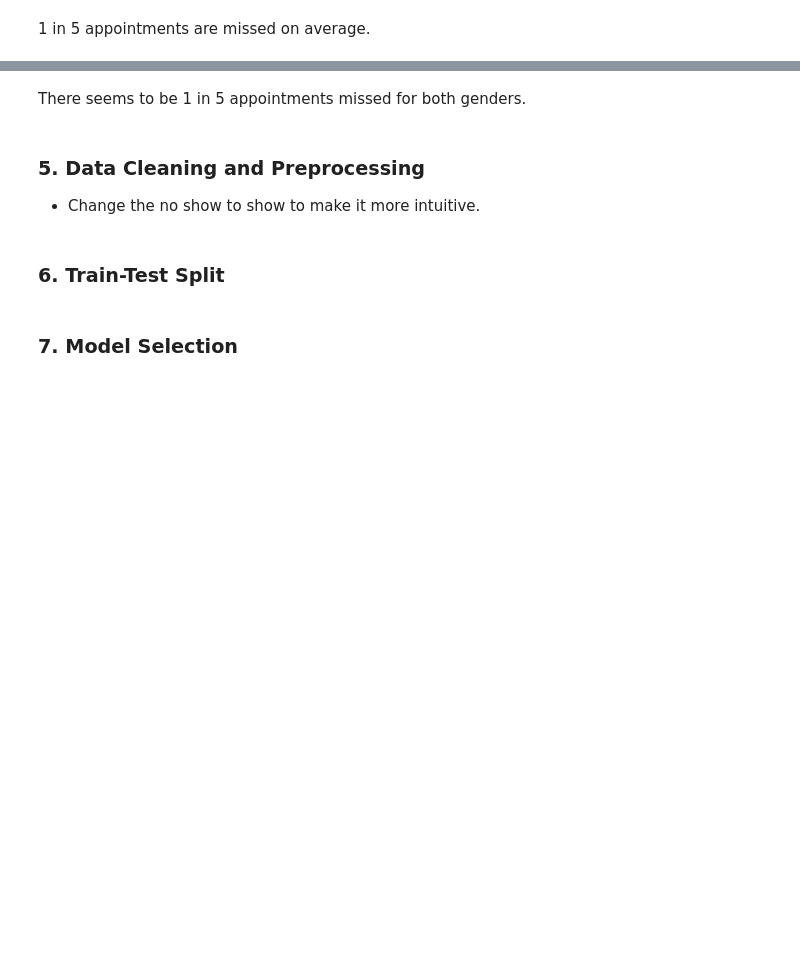
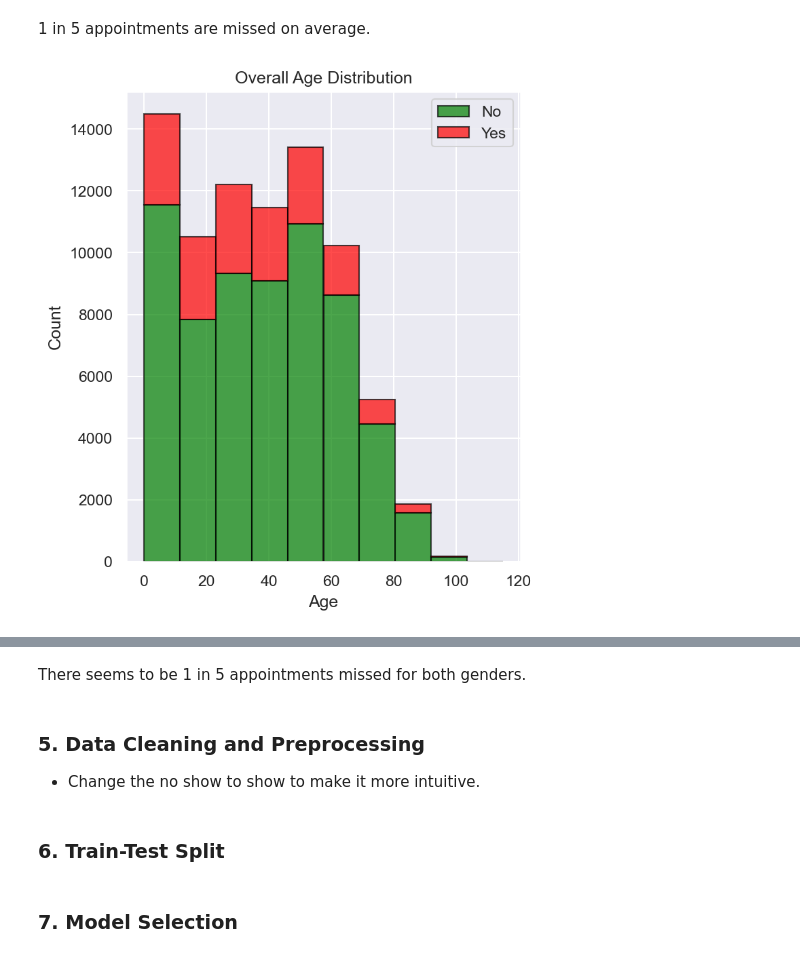
Before and after one commit to MRaza98/BIPM, a Jupyter notebook: Data Science/Project/group_copy_paste.ipynb, the cells around one changed output, grey strips where cells are left out. Cells and saved outputs as stored; diff of their text form; code cells hidden in the pictures; blank space fills up the shorter version.

```diff
--- a/Data Science/Project/group_copy_paste.ipynb
+++ b/Data Science/Project/group_copy_paste.ipynb
@@ -144,0 +178,26 @@ plt.show()
+# %%
+# Which age group misses more appointments?
+
+# Plot histogram with split bars
+
+plt.hist([df[df['No-show'] == 'No']['Age'], df[df['No-show'] == 'Yes']['Age']],
+         bins=10, color=['green', 'red'], alpha=0.7, edgecolor='black', label=['No', 'Yes'], stacked=True)
+
+plt.title('Overall Age Distribution')
+plt.xlabel('Age')
+plt.ylabel('Count')
+plt.legend()
+
+# To add % later:
+
+# n, bins, _ = plt.hist([df[df['No-show'] == 'No']['Age'], df[df['No-show'] == 'Yes']['Age']],
+#          bins=10, color=['green', 'red'], alpha=0.7, edgecolor='black', label=['No', 'Yes'], stacked=True)
+
+# for i in range(len(bins) - 1):
+#     total = n[0][i] + n[1][i]
+#     plt.text((bins[i] + bins[i + 1]) / 2, total, f'{n[0][i] / total:.0%}', ha='center', va='bottom')
+#     plt.text((bins[i] + bins[i + 1]) / 2, total, f'{n[1][i] / total:.0%}', ha='center', va='top')
+
+plt.show()
+# %% [output]
+[figure, added]
```
Also changed, not shown: parts of 9 cells of this notebook.
